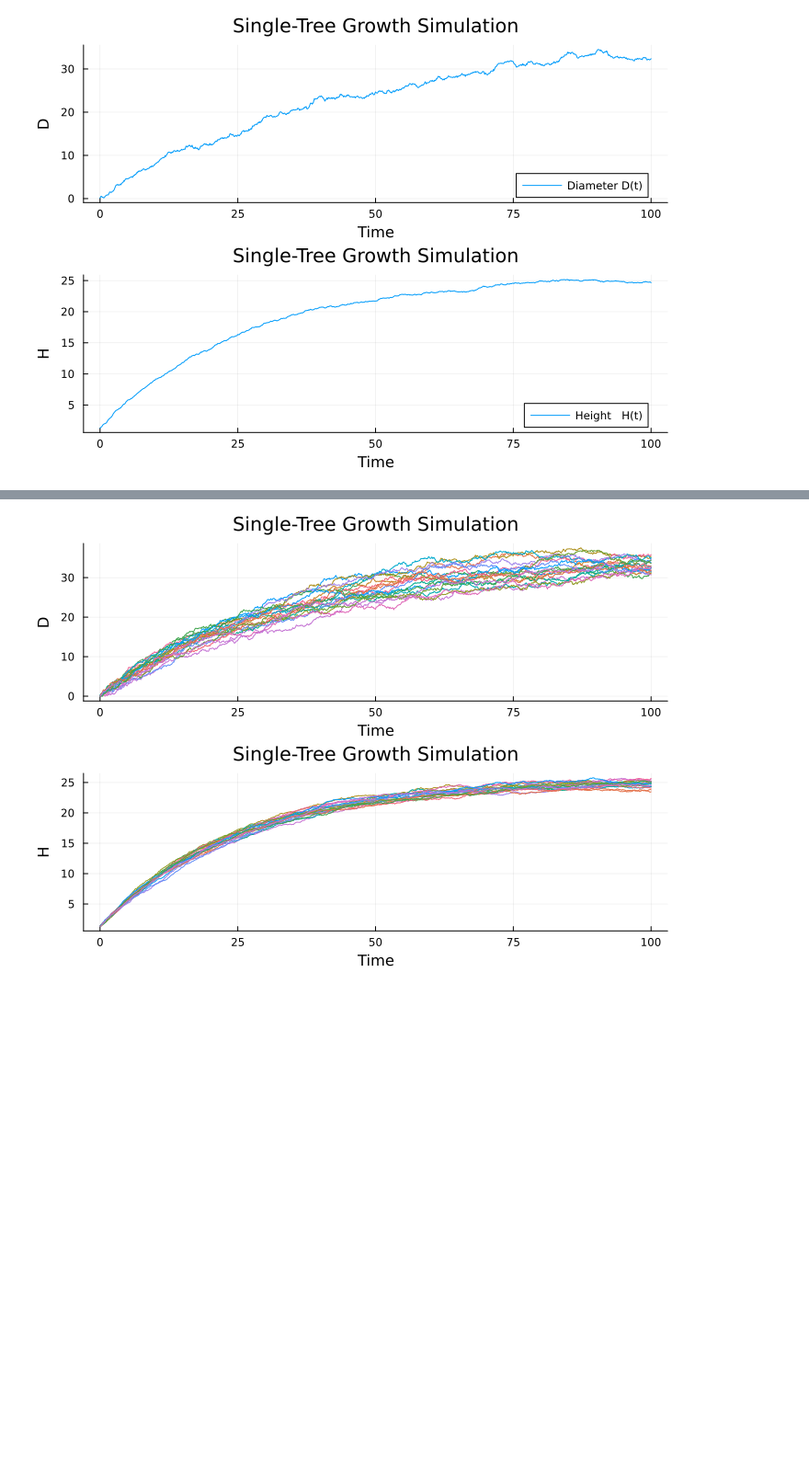
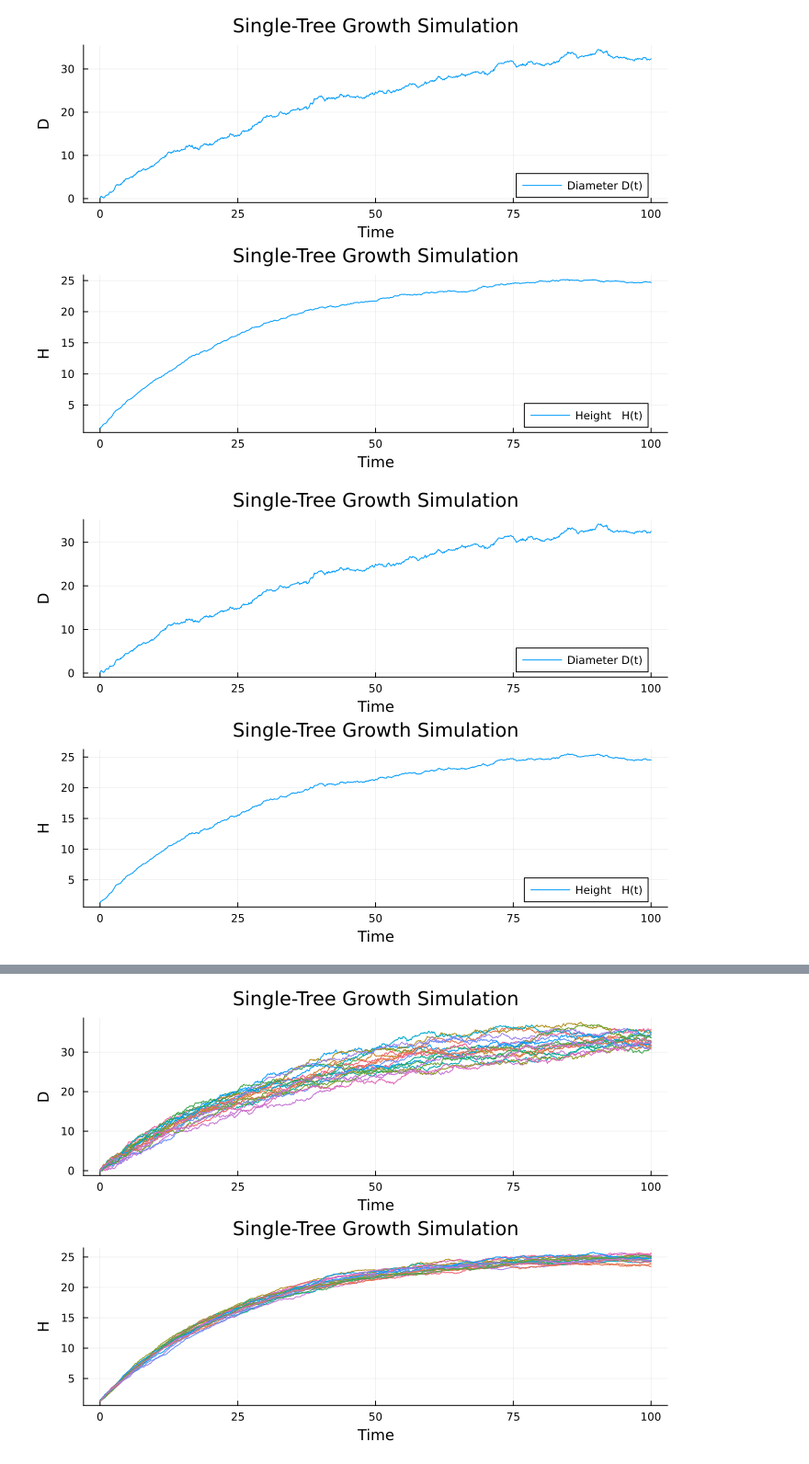
Before and after one commit to StgoLamas/PRACTICA-II, a Jupyter notebook: Semana 4/personal_s4.ipynb, the cells around one changed output, grey strips where cells are left out. Shown at 92% size. Cells and saved outputs as stored; diff of their text form; code cells hidden in the pictures; blank space fills up the shorter version.

```diff
--- a/Semana 4/personal_s4.ipynb
+++ b/Semana 4/personal_s4.ipynb
@@ -627,3 +572,33 @@ p2 = plot(t, Xs[2,:], label="Height   H(t)", xlabel="Time", ylabel="H", legend=:
 plot(p1, p2, layout=(2,1), size=(700,500), title="Single‐Tree Growth Simulation")
 # %% [output]
 [figure]
+# %%
+Ch_L = cholesky(B).L
+
+# 4. Initial condition at t0=5, below μ
+Δt      = .1     # time step
+T       = 1000     # number of steps
+t0      = 5.0     # initial “age”
+x0      = [0.1, 1.3]  # start (diameter, height) at t0
+
+# 5. Allocate & initialize
+Xs = Array{Float64}(undef, 2, T+1)
+Xs[:,1] .= x0
+
+# 5. Simulate forward from k=1..T
+rng = MersenneTwister(39)
+dist = MvNormal(zeros(2), Δt)
+for k in 1:T
+    η = rand(rng, dist)
+    Xs[:,k+1] = Xs[:,k] + A(Xs[:,k])*Δt .+ Ch_L * η
+end
+
+# 6. Plot the single trajectory
+t = 0:Δt:T*Δt
+
+p1 = plot(t, Xs[1,:], label="Diameter D(t)", xlabel="Time", ylabel="D", legend=:bottomright)
+p2 = plot(t, Xs[2,:], label="Height   H(t)", xlabel="Time", ylabel="H", legend=:bottomright)
+
+plot(p1, p2, layout=(2,1), size=(700,500), title="Single‐Tree Growth Simulation")
+# %% [output]
+[figure, added]
```
Also changed, not shown: parts of 44 cells of this notebook, 2 other files.
